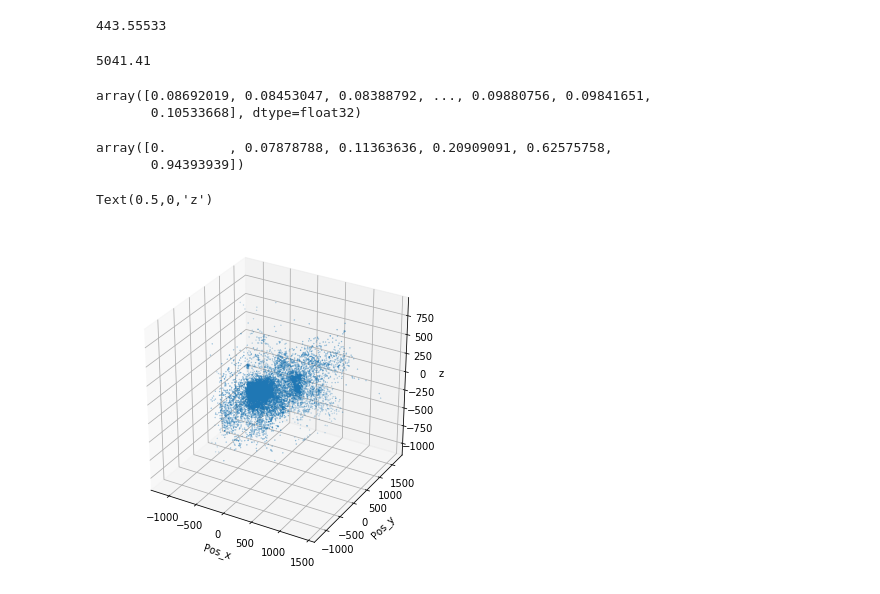
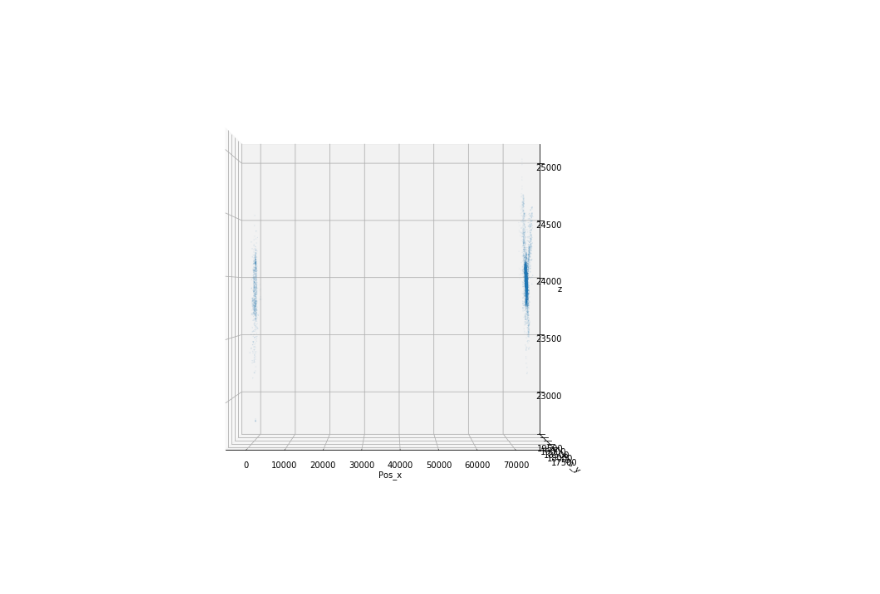
Before and after one commit to aust427/Subhalo-Particle-Visualizer, a Jupyter notebook: py/Illustris Query Notebook.ipynb, the cells around one changed output. Saved outputs shown, nothing was run; the diff lists cells and outputs as text; code cells hidden in the pictures.

```diff
--- a/py/Illustris Query Notebook.ipynb
+++ b/py/Illustris Query Notebook.ipynb
@@ -15,5 +11,6 @@ site.addsitedir('/mnt/c/Users/austr/OneDrive/Documents/GitHub/Subhalo Particle V
 import illustris_python as il
 # %%
-basePath = './Illustris-3/'
+basePath = '/mnt/c/Users/austr/Downloads//Illustris-3/'
 fields = ['SubhaloMass','SubhaloSFRinRad']
 subhalos = il.groupcat.loadSubhalos(basePath,135,fields=fields)
+GroupFirstSub = il.groupcat.loadHalos(basePath,135,fields=['GroupFirstSub'])
@@ -28,2 +16,0 @@ subhalos
-# %%
-dat = il.snapshot.loadSubhalo(basePath, 135, 608, 'stars', fields=None)
@@ -40,5 +17,6 @@ dict_keys(['GFM_Metallicity', 'SubfindHsml', 'Velocities', 'GFM_Metals', 'Subfin
 # %%
-dat = il.snapshot.loadSubhalo(basePath, 135, 608, 'stars', fields=None)
+dat = il.snapshot.loadSubhalo(basePath, 135, GroupFirstSub[4], 'stars', fields=None)
+
 # 608, 1030
 #Stellar magnitudes in eight bands: U, B, V, K, g, r, i, z
 stel_mags = dat['GFM_StellarPhotometrics']
@@ -46,7 +24,6 @@ stel_mags = dat['GFM_StellarPhotometrics']
 B = stel_mags[:,1]
 V = stel_mags[:,2]
 
-masses = dat['Masses']
 metals = dat['GFM_Metallicity']
 
 coords = dat['Coordinates']
@@ -55,24 +32,15 @@ x_CM = np.mean(coords[:,0])
 y_CM = np.mean(coords[:,1])
 z_CM = np.mean(coords[:,2])
 
-
 # center our data around orgin
-coords = coords - [x_CM, y_CM, z_CM]
-
+#coords = coords - [x_CM, y_CM, z_CM]
 T = 4600*(1/(0.92 * (B-V) + 1.7) + 1/(0.92 * (B-V) + 0.62))
 T = (T - 1850) / 33000 * 100
 
-result = {"pos-x": coords[:,0].tolist(),"pos-y": coords[:,2].tolist(),"pos-z": coords[:,1].tolist(), "T": T.tolist()}
-
+result = {"pos-x": coords[:,0].tolist(),"pos-y": coords[:,2].tolist(),"pos-z": coords[:,1].tolist(), "T": T.tolist(), "count": np.shape(coords)[0]}
 import json
 with open('pos-T-data.json', 'w') as outfile:
     json.dump(result, outfile)
 
-fig = plt.figure(figsize= (12,12))
-ax = fig.gca(projection='3d')
-ax.scatter(xs=coords[:,0], ys=coords[:,1], zs=coords[:,2], s = 0.005)
-ax.set_xlabel('Pos_x')
-ax.set_ylabel('Pos_y')
-ax.set_zlabel('z')
-#ax.view_init(elev=20, azim=280)
+print(len(coords))
 # %% [output]
@@ -106,23 +48,3 @@ col = (364  + 442 * vb_1 + 540 * vb_2 ) / sum
-# %%
-col.min()
-# %% [output]
-443.55533
-# %%
-T = 4600*(1/(0.92 * (B-V) + 1.7) + 1/(0.92 * (B-V) + 0.62))
-T.mean()
-# %% [output]
-5041.41
-# %%
-(T - 1850) / 33000
-# %% [output]
-array([0.08692019, 0.08453047, 0.08388792, ..., 0.09880756, 0.09841651,
-       0.10533668], dtype=float32)
-# %%
-s = np.array([1850, 4450, 5600, 8750, 22500, 33000])
-(s - 1850) / 33000
-# %% [output]
-array([0.        , 0.07878788, 0.11363636, 0.20909091, 0.62575758,
-       0.94393939])
 # %%
 range_arr = [[coords[:,0].min(), coords[:,0].max()],[coords[:,1].min(), coords[:,1].max()]]
 H_n, xedges, yedges  = np.histogram2d(x=coords[:,0], y = coords[:,1], bins = [25,25], range = range_arr)
@@ -137,15 +59,16 @@ H_mass[H_mass == 0] = 1
 H = [np.log(H_n), np.log(H_metals), np.log(H_mass)]
 labels = [[np.floor(xedges), np.floor(yedges)], [np.floor(xedges_metals), np.floor(yedges_metals)], [np.floor(xedges_mass), np.floor(yedges_mass)]]
 # %%
-fig = plt.figure(figsize= (6,6))
+
+fig = plt.figure(figsize= (12,12))
 ax = fig.gca(projection='3d')
-ax.scatter(xs=coords[:,0], ys=coords[:,1], zs=coords[:,2], s = 0.1)
+ax.scatter(xs=coords[:,0], ys=coords[:,1], zs=coords[:,2], s = 0.005)
 ax.set_xlabel('Pos_x')
 ax.set_ylabel('Pos_y')
 ax.set_zlabel('z')
+ax.view_init(elev=0, azim=270)
 # %% [output]
-Text(0.5,0,'z')
-[figure, old version]
+[figure, new version]
 # %%
 fig,axn = plt.subplots(1, 3, figsize= (9, 3))
 
```
Also changed, not shown: parts of 11 cells of this notebook, 3 other files.
